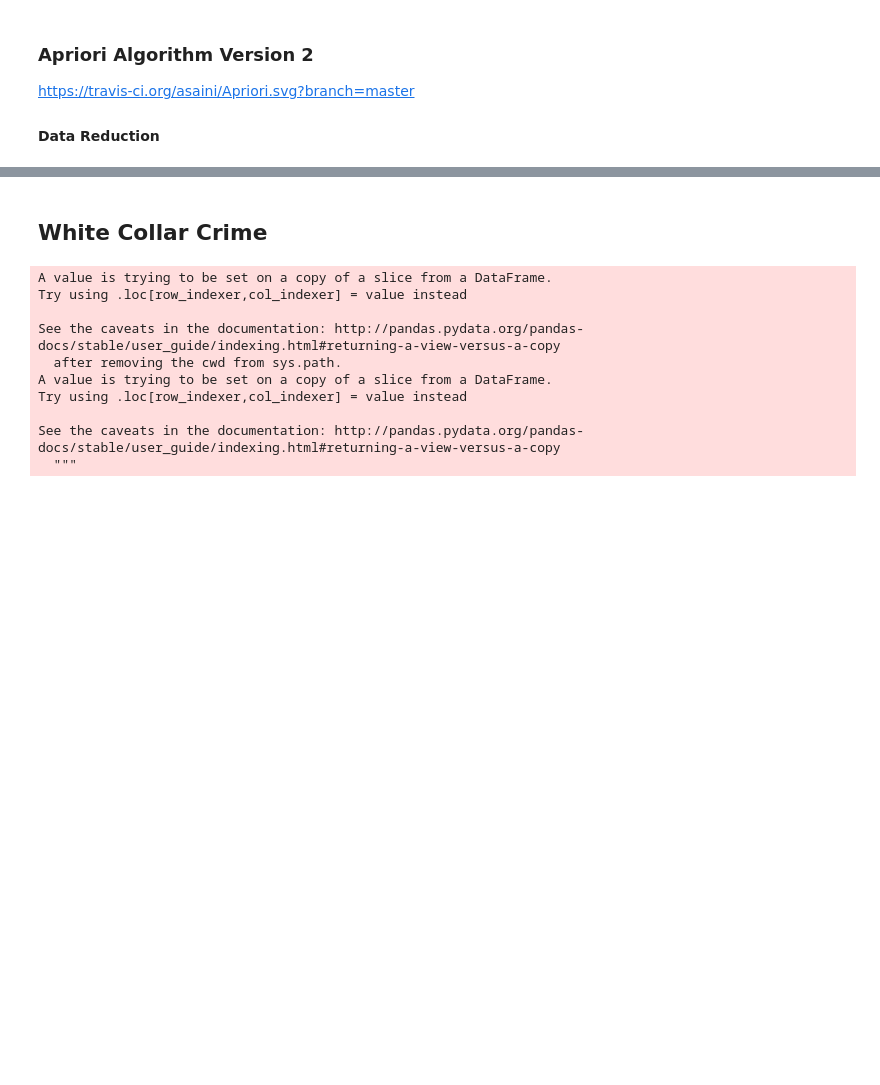
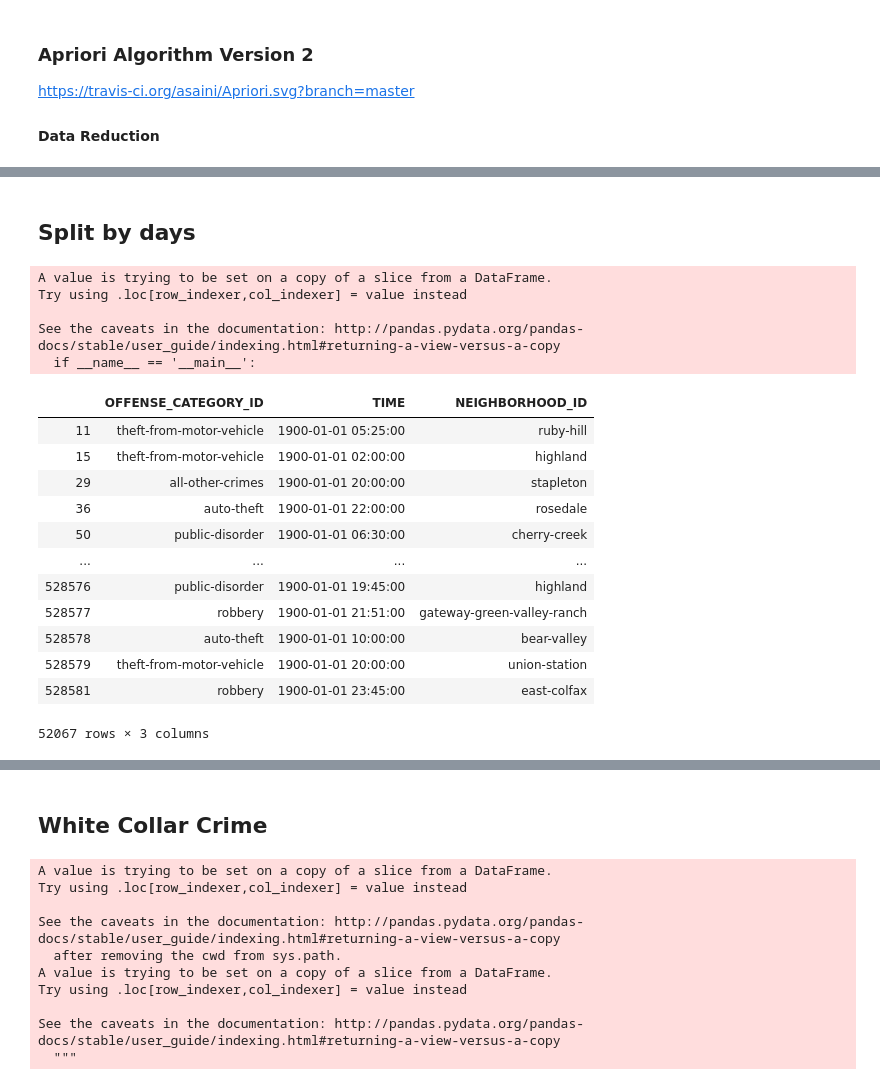
Before and after one commit to bittybueno/data-mining-project, a Jupyter notebook: Course_Project.ipynb, the cells around one changed output, grey strips where cells are left out. Cells and saved outputs as stored; diff of their text form; code cells hidden in the pictures; blank space fills up the shorter version.

```diff
--- a/Course_Project.ipynb
+++ b/Course_Project.ipynb
@@ -106,0 +115,34 @@ See the caveats in the documentation: http://pandas.pydata.org/pandas-docs/stabl
+# %% [markdown]
+## Split by days
+# %%
+daysOfWeek = ["Sunday", "Monday", "Tuesday", "Wednesday", "Thursday", "Friday", "Saturday"]
+days = []
+i = 0
+
+for day in daysOfWeek:
+    x = df2[['OFFENSE_CATEGORY_ID', 'TIME', 'NEIGHBORHOOD_ID']]
+    days.append(x)
+    days[i] = days[i].loc[df2.DAY_OF_WEEK == day]
+    days[i]['TIME'] = pd.to_datetime(days[i]['TIME'], format='%I:%M:%S %p')
+    i += 1
+
+days[0]
+# %% [output]
+A value is trying to be set on a copy of a slice from a DataFrame.
+Try using .loc[row_indexer,col_indexer] = value instead
+
+See the caveats in the documentation: http://pandas.pydata.org/pandas-docs/stable/user_guide/indexing.html#returning-a-view-versus-a-copy
+  if __name__ == '__main__':
+|  | OFFENSE_CATEGORY_ID | TIME | NEIGHBORHOOD_ID |
+| 11 | theft-from-motor-vehicle | 1900-01-01 05:25:00 | ruby-hill |
+| 15 | theft-from-motor-vehicle | 1900-01-01 02:00:00 | highland |
+| 29 | all-other-crimes | 1900-01-01 20:00:00 | stapleton |
+| 36 | auto-theft | 1900-01-01 22:00:00 | rosedale |
+| 50 | public-disorder | 1900-01-01 06:30:00 | cherry-creek |
+| ... | ... | ... | ... |
+| 528576 | public-disorder | 1900-01-01 19:45:00 | highland |
+| 528577 | robbery | 1900-01-01 21:51:00 | gateway-green-valley-ranch |
+| 528578 | auto-theft | 1900-01-01 10:00:00 | bear-valley |
+| 528579 | theft-from-motor-vehicle | 1900-01-01 20:00:00 | union-station |
+| 528581 | robbery | 1900-01-01 23:45:00 | east-colfax |
+52067 rows × 3 columns
```
Also changed, not shown: parts of 12 cells of this notebook, 9 other files.
